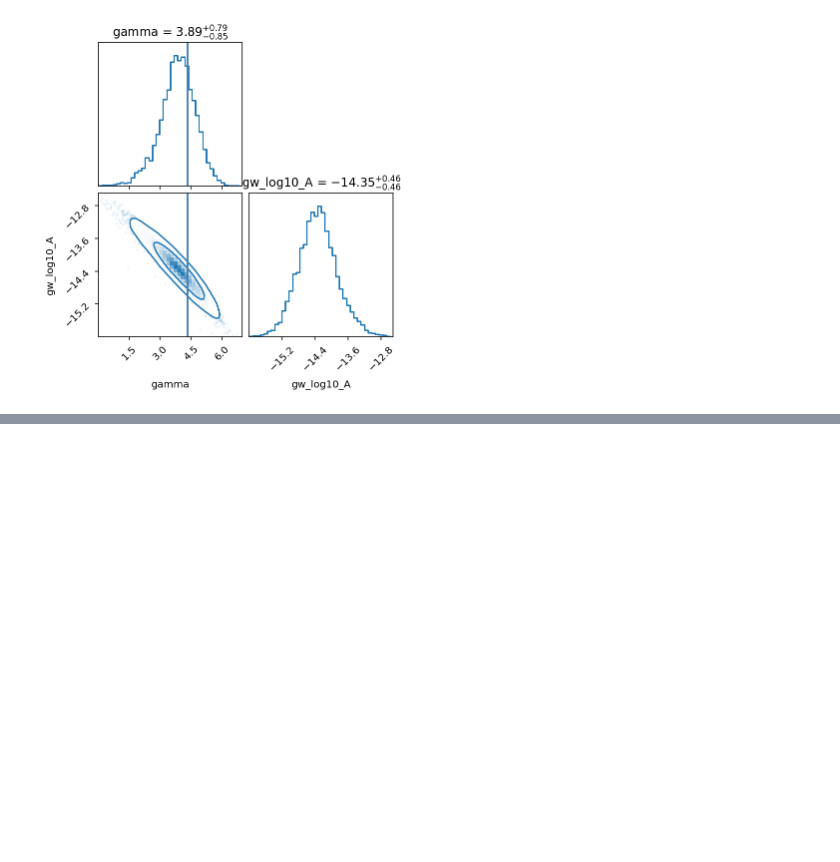
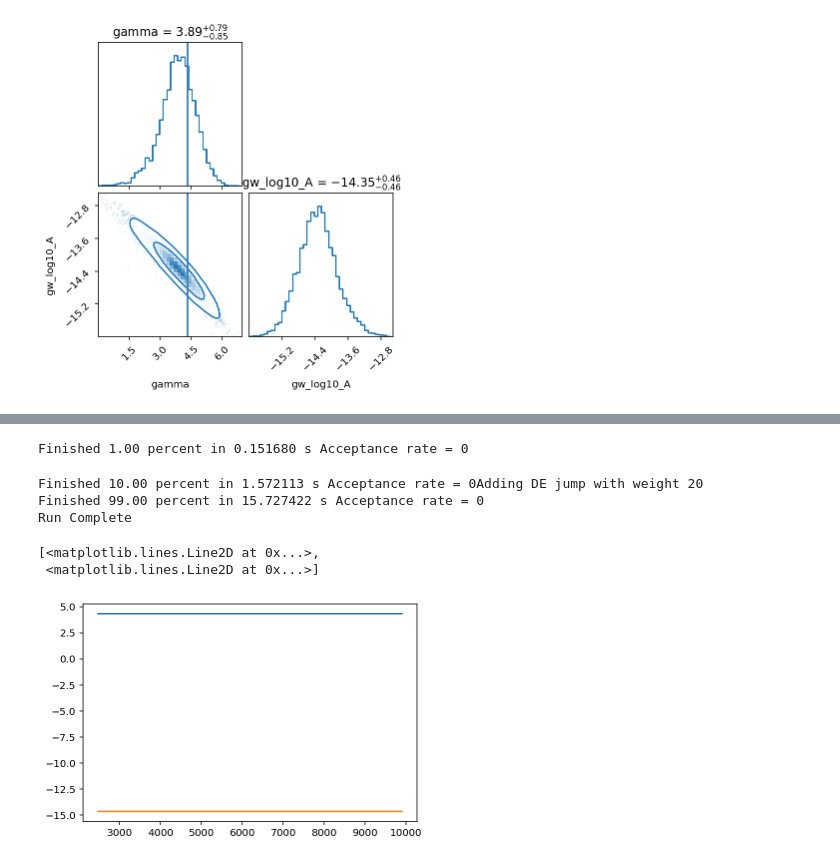
Before and after one commit to astrolamb/single_pulsar_analysis, a Jupyter notebook: single_pulsars_general.ipynb, the cells around one changed output, grey strips where cells are left out. Saved outputs shown, nothing was run; the diff lists cells and outputs as text; code cells hidden in the pictures; blank space fills up the shorter version.

```diff
--- a/single_pulsars_general.ipynb
+++ b/single_pulsars_general.ipynb
@@ -235,0 +400,21 @@ corner.corner(samps[pars_mcmc[:2]][burn_samps:], bins=40, range=[(0,7),(-16,-12.
+# %%
+# sampler for N steps
+N = 100000
+sampler.sample(params, N)
+# %% [output]
+Finished 1.00 percent in 0.151680 s Acceptance rate = 0
+Finished 10.00 percent in 1.572113 s Acceptance rate = 0Adding DE jump with weight 20
+Finished 99.00 percent in 15.727422 s Acceptance rate = 0
+Run Complete
+# %%
+metadata_pars = ['log-likelihood', 'unweighted log-posterior', 'MCMC acceptance rate', 'interchain transitions acceptance rate']
+pars_mcmc = ['gamma', 'gw_log10_A', *metadata_pars]
+samps = pd.read_csv('nb_chains/sing_psr_freq_chain_class2/chain_1.txt', delim_whitespace=True, header=None, names=pars_mcmc)
+# %%
+burn_samps = int(0.25*samps.shape[0])
+
+plt.plot(samps[burn_samps:][pars_mcmc[:2]])
+# %% [output]
+[<matplotlib.lines.Line2D at 0x...>,
+ <matplotlib.lines.Line2D at 0x...>]
+[figure, added]
```
Also changed, not shown: parts of 26 cells of this notebook.
